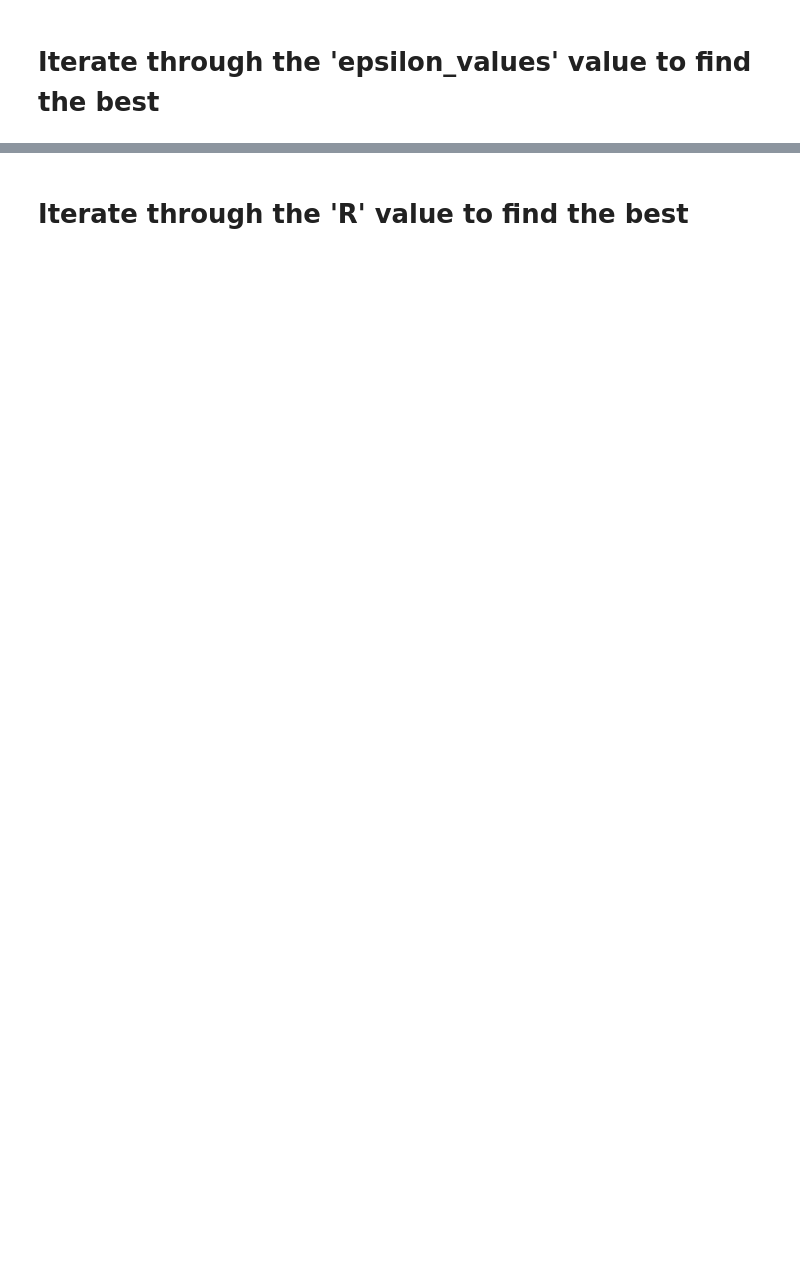
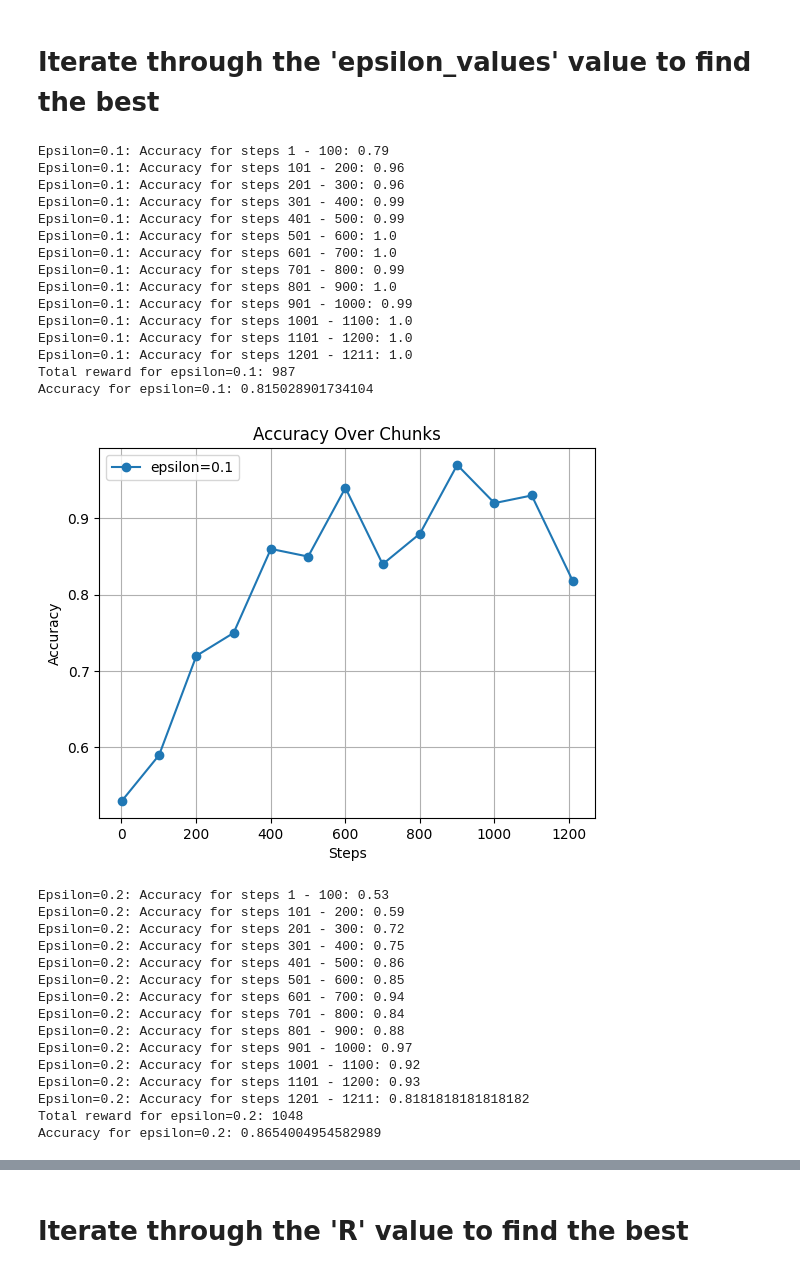
Before and after one commit to YeoWeiHan123/MMA-Contextual-Bandit, a Jupyter notebook: bt4014-mma.ipynb, the cells around one changed output, grey strips where cells are left out. Drawn from its saved outputs; the diff is of its cells as text; code cells hidden in the pictures; blank space fills up the shorter version.

```diff
--- a/bt4014-mma.ipynb
+++ b/bt4014-mma.ipynb
@@ -651,6 +989,7 @@ class ContextualThompsonSampling:
         self.n_arms = n_arms
         self.n_features = n_features
         self.random_state = random_state
+        self.n_features = n_features
 
         # 0 < delta < 1
         if not isinstance(delta, float):
@@ -684,8 +1023,12 @@ class ContextualThompsonSampling:
         for arm in range(self.n_arms):
             A_inv = np.linalg.inv(self.A[arm])
             mu_hat = A_inv @ self.b[arm]
-            v = self.R * np.sqrt(24 / self.epsilon * self.n_features * np.log(1 / self.delta))
-            mu_tilde = np.random.multivariate_normal(mu_hat.flat, v**2 * A_inv)[..., np.newaxis]
+            v = self.R * np.sqrt(24 / self.epsilon
+                             * self.n_features
+                             * np.log(1 / self.delta))
+            mu_tilde = np.random.multivariate_normal(
+            mu_hat.flat, v**2 * A_inv)[..., np.newaxis]
+
             scores[arm] = context @ mu_tilde
 
         selected_arm = np.argmax(scores)
@@ -715,7 +1058,7 @@ chosen_features = [
 ]
 
 # List of epsilon values to iterate over
-epsilon_values = [0.1, 0.2, 0.3, 0.4, 0.5]
+epsilon_values = [0.1, 0.2, 0.4, 0.6, 0.8, 0.99]
 
 # Ensure 'result' column exists and indicates the winner (1 for the winner, 0 for the loser)
 num_fights = len(lightweight) // 2
@@ -806,30 +1149,62 @@ for epsilon in epsilon_values:
 
     # Calculate accuracy
     accuracy = correct_predictions / num_fights
     print(f"Total reward for epsilon={epsilon}: {total_reward}")
     print(f"Accuracy for epsilon={epsilon}: {accuracy}")
 
     x_values = [i * chunk_size + 1 if (i + 1) * chunk_size <= num_fights
                 else num_fights
                 for i in range(len(chunk_rewards))]
     accuracies = [chunk_correct_predictions[i] / chunk_size if (i + 1) * chunk_size <= num_fights
                   else chunk_correct_predictions[i] / (num_fights - i * chunk_size)
                   for i in range(len(chunk_rewards))]
     plt.plot(x_values, accuracies, marker='o', linestyle='-', label=f'epsilon={epsilon}')
     # Show the plot
     plt.title('Accuracy Over Chunks')
     plt.xlabel('Steps')
     plt.ylabel('Accuracy')
     plt.legend()
     plt.grid(True)
     plt.show()
     total_reward = 0
     correct_predictions = 0
 # Plot total accuracies for each epsilon value
 plt.figure(figsize=(10, 6))
 plt.plot(epsilon_values, total_accuracies, marker='o', linestyle='-')
 plt.title('Total Accuracy for Different Epsilon Values')
 plt.xlabel('Epsilon')
 plt.ylabel('Total Accuracy')
 plt.grid(True)
 plt.show()
+# %% [output]
+Epsilon=0.1: Accuracy for steps 1 - 100: 0.79
+Epsilon=0.1: Accuracy for steps 101 - 200: 0.96
+Epsilon=0.1: Accuracy for steps 201 - 300: 0.96
+Epsilon=0.1: Accuracy for steps 301 - 400: 0.99
+Epsilon=0.1: Accuracy for steps 401 - 500: 0.99
+Epsilon=0.1: Accuracy for steps 501 - 600: 1.0
+Epsilon=0.1: Accuracy for steps 601 - 700: 1.0
+Epsilon=0.1: Accuracy for steps 701 - 800: 0.99
+Epsilon=0.1: Accuracy for steps 801 - 900: 1.0
+Epsilon=0.1: Accuracy for steps 901 - 1000: 0.99
+Epsilon=0.1: Accuracy for steps 1001 - 1100: 1.0
+Epsilon=0.1: Accuracy for steps 1101 - 1200: 1.0
+Epsilon=0.1: Accuracy for steps 1201 - 1211: 1.0
+Total reward for epsilon=0.1: 987
+Accuracy for epsilon=0.1: 0.815028901734104
+[figure, added]
+Epsilon=0.2: Accuracy for steps 1 - 100: 0.53
+Epsilon=0.2: Accuracy for steps 101 - 200: 0.59
+Epsilon=0.2: Accuracy for steps 201 - 300: 0.72
+Epsilon=0.2: Accuracy for steps 301 - 400: 0.75
+Epsilon=0.2: Accuracy for steps 401 - 500: 0.86
+Epsilon=0.2: Accuracy for steps 501 - 600: 0.85
+Epsilon=0.2: Accuracy for steps 601 - 700: 0.94
+Epsilon=0.2: Accuracy for steps 701 - 800: 0.84
+Epsilon=0.2: Accuracy for steps 801 - 900: 0.88
+Epsilon=0.2: Accuracy for steps 901 - 1000: 0.97
+Epsilon=0.2: Accuracy for steps 1001 - 1100: 0.92
+Epsilon=0.2: Accuracy for steps 1101 - 1200: 0.93
+Epsilon=0.2: Accuracy for steps 1201 - 1211: 0.8181818181818182
+Total reward for epsilon=0.2: 1048
+Accuracy for epsilon=0.2: 0.8654004954582989
```
Also changed, not shown: parts of 22 cells of this notebook.
